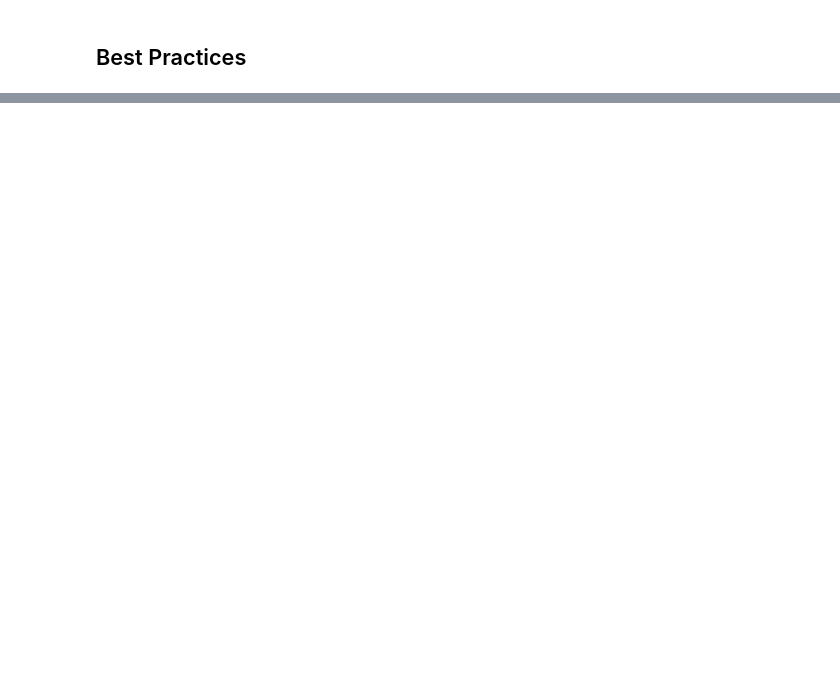
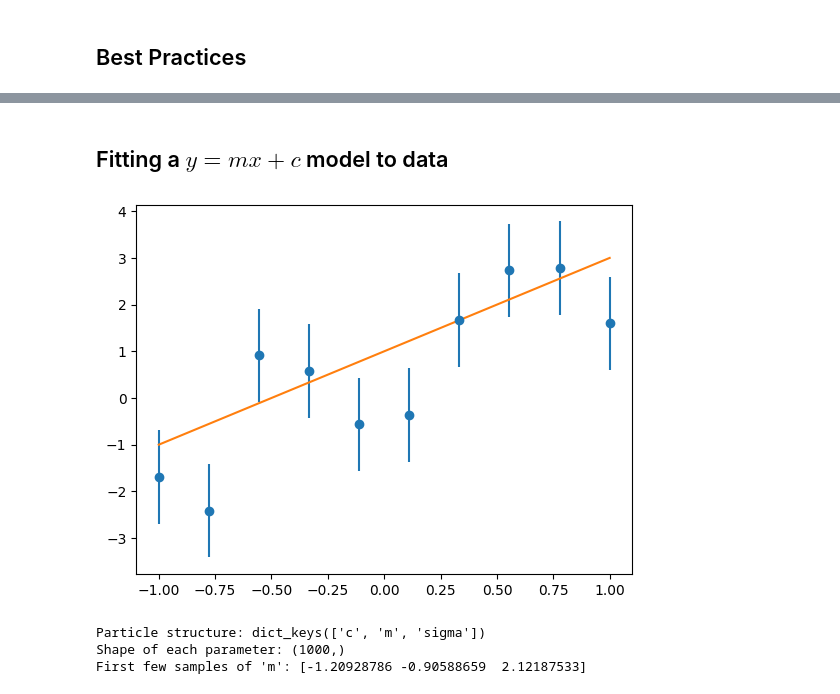
Before and after one commit to fvwallauer/MASt_Project_Cam, a Jupyter notebook: Wk1_blackjax.ipynb, the cells around one changed output, grey strips where cells are left out. Saved outputs shown, nothing was run; the diff lists cells and outputs as text; code cells hidden in the pictures; blank space fills up the shorter version.

```diff
--- a/Wk1_blackjax.ipynb
+++ b/Wk1_blackjax.ipynb
@@ -279,0 +512,2 @@ ImportError: cannot import name 'mcmc' from partially initialized module 'blackj
+# %%
+jax.config.update("jax_enable_x64", True)
@@ -279,0 +516,23 @@ ImportError: cannot import name 'mcmc' from partially initialized module 'blackj
+# %%
+rng_key = jax.random.PRNGKey(0)
+num_dims = 3
+num_live = 1000
+num_inner_steps = num_dims * 5
+num_delete = num_live // 2
+# %% [markdown]
+## Fitting a $y=mx+c$ model to data
+# %%
+num_data = 10
+xmin, xmax = -1.0, 1.0
+x = jnp.linspace(xmin, xmax, num_data)
+m = 2.0
+c = 1.0
+sigma = 1
+key, rng_key = jax.random.split(rng_key)
+noise = sigma * jax.random.normal(key, (num_data,))
+y = m * x + c + noise
+# %%
+plt.errorbar(x, y, yerr=sigma, fmt="o", label="data")
+plt.plot(x, m * x + c, label="true model");
+# %% [output]
+[figure, added]
@@ -279,0 +574,8 @@ ImportError: cannot import name 'mcmc' from partially initialized module 'blackj
+# %%
+print(f"Particle structure: {particles.keys()}")
+print(f"Shape of each parameter: {particles['m'].shape}")
+print(f"First few samples of 'm': {particles['m'][:3]}")
+# %% [output]
+Particle structure: dict_keys(['c', 'm', 'sigma'])
+Shape of each parameter: (1000,)
+First few samples of 'm': [-1.20928786 -0.90588659  2.12187533]
```
Also changed, not shown: parts of 56 cells of this notebook.
